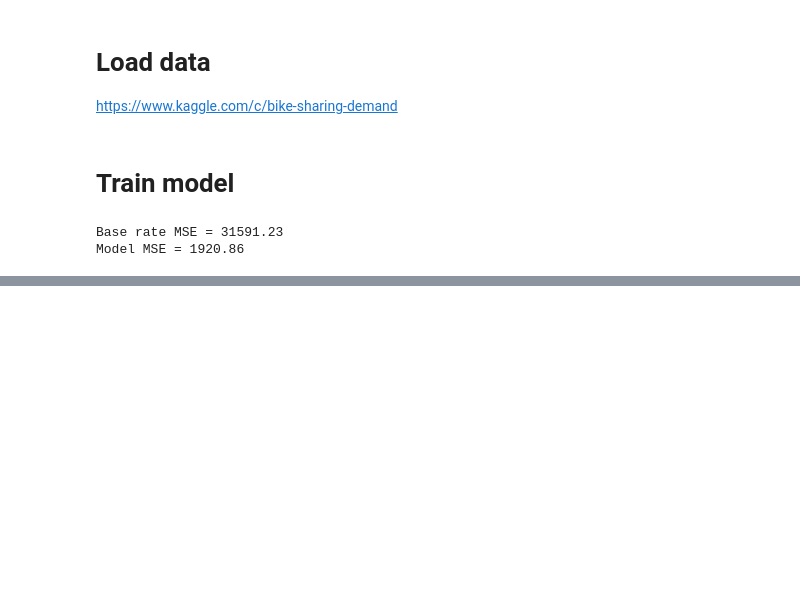
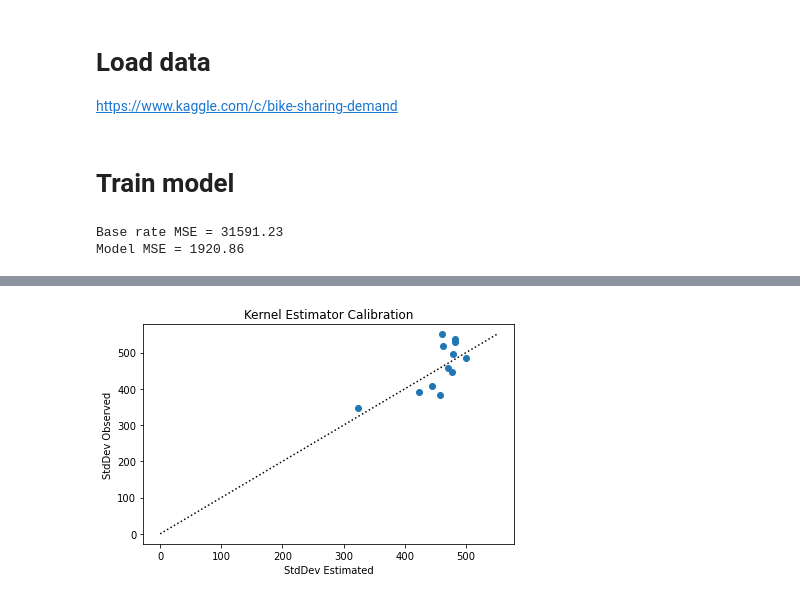
Before and after one commit to iancovert/sage, a Jupyter notebook: notebooks/calibration.ipynb, the cells around one changed output, grey strips where cells are left out. Cells and saved outputs as stored; diff of their text form; code cells hidden in the pictures; blank space fills up the shorter version.

```diff
--- a/notebooks/calibration.ipynb
+++ b/notebooks/calibration.ipynb
@@ -164,0 +153,29 @@ plt.show()
+# %%
+# Setup and calculate
+imputer = sage.MarginalImputer(model, test[:512])
+estimator = sage.KernelEstimator(imputer, 'mse')
+
+# Run explainer multiple times
+sage_list = []
+for i in range(50):
+    sage_list.append(estimator(test, Y_test, n_samples=20000, bar=False, detect_convergence=False))
+# %%
+plt.figure()
+
+# Scatter plot
+std_est = sage_list[0].std
+std_real = np.std(np.array([sage_values.values for sage_values in sage_list]), axis=0)
+plt.scatter(std_est, std_real)
+
+# Y = X line
+m = max(std_est.max(), std_real.max())
+plt.plot([0, m,], [0, m], color='black', linestyle=':')
+
+plt.xlabel('StdDev Estimated')
+plt.ylabel('StdDev Observed')
+plt.title('Kernel Estimator Calibration')
+
+plt.tight_layout()
+plt.show()
+# %% [output]
+[figure, added]
```
Also changed, not shown: parts of 12 cells of this notebook, 8 other files.
